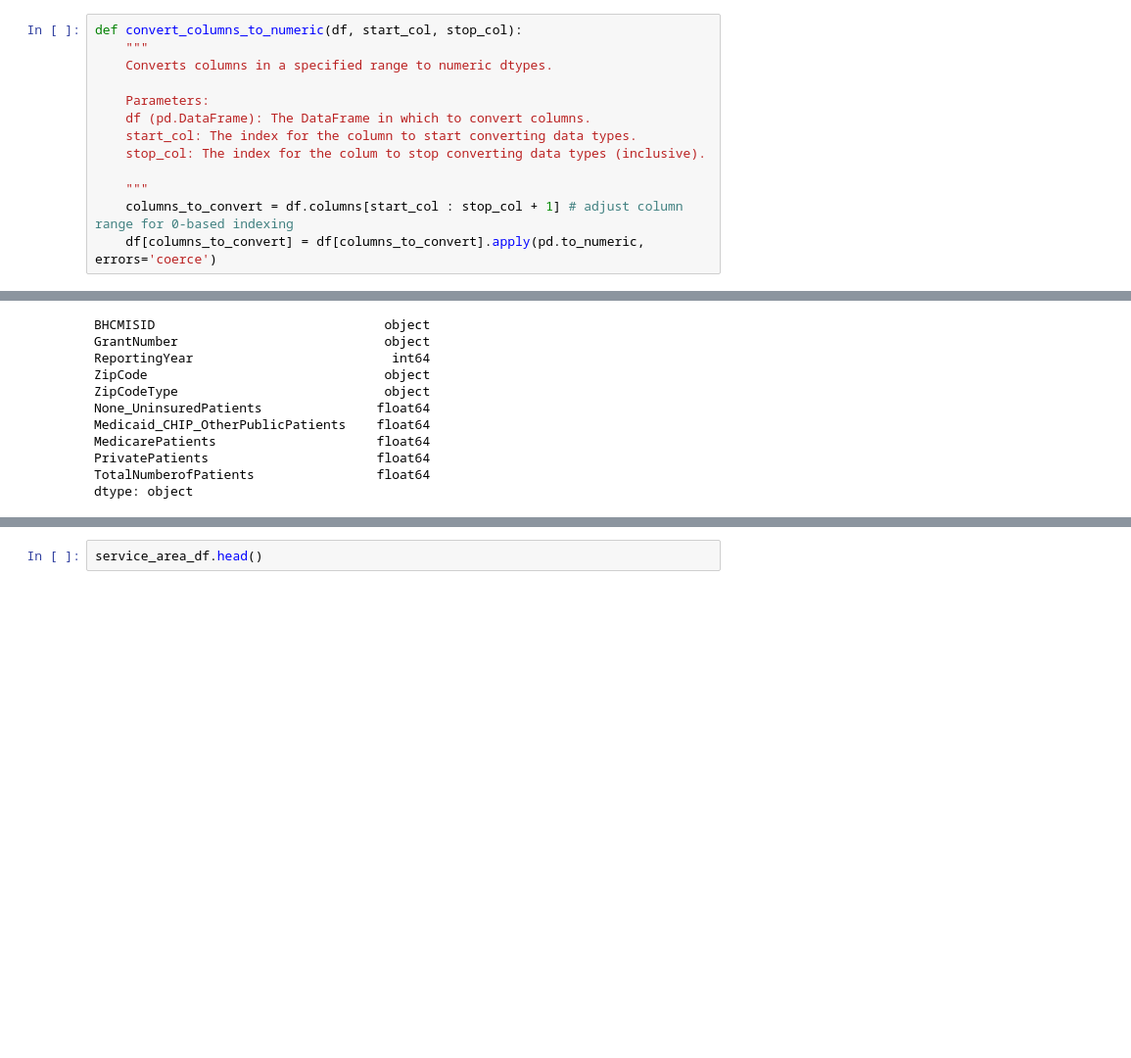
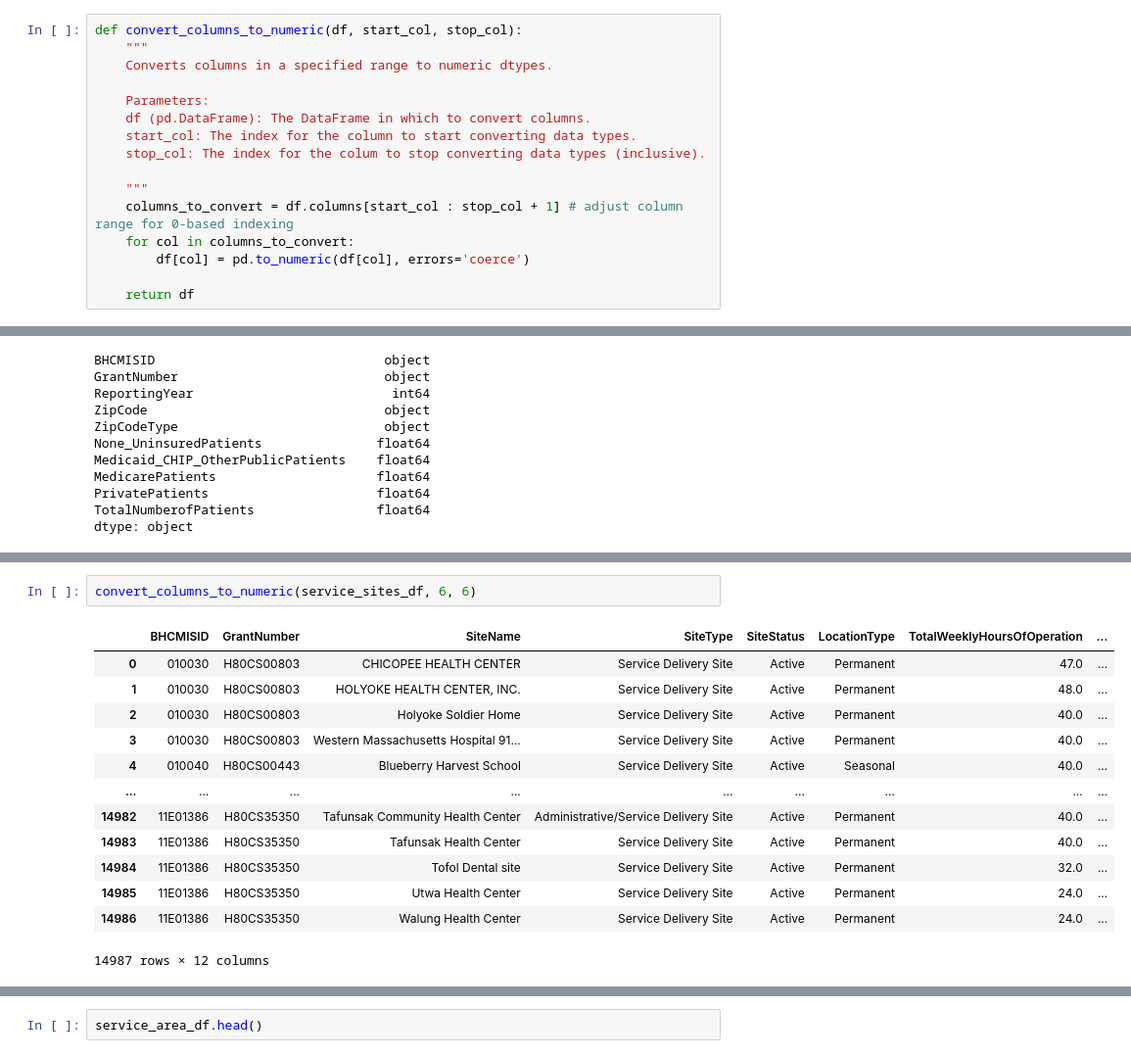
Before and after one commit to dezertdweller/capstone-project-fqhc-model, a Jupyter notebook: importing-data.ipynb, the cells around one changed output, grey strips where cells are left out. Shown at 98% size. Saved outputs shown, nothing was run; the diff lists cells and outputs as text; blank space fills up the shorter version.

Commit message:
Refactored convert_to_num().

```diff
--- a/importing-data.ipynb
+++ b/importing-data.ipynb
@@ -773,6 +789,9 @@ def convert_columns_to_numeric(df, start_col, stop_col):
 
     """
     columns_to_convert = df.columns[start_col : stop_col + 1] # adjust column range for 0-based indexing
-    df[columns_to_convert] = df[columns_to_convert].apply(pd.to_numeric, errors='coerce')
+    for col in columns_to_convert:
+        df[col] = pd.to_numeric(df[col], errors='coerce')
+
+    return df
 # %%
 convert_columns_to_numeric(health_center_combined, 11, 55)
@@ -875,0 +945,16 @@ dtype: object
+# %%
+convert_columns_to_numeric(service_sites_df, 6, 6)
+# %% [output]
+|  | BHCMISID | GrantNumber | SiteName | SiteType | SiteStatus | LocationType | TotalWeeklyHoursOfOperation | ... |
+| 0 | 010030 | H80CS00803 | CHICOPEE HEALTH CENTER | Service Delivery Site | Active | Permanent | 47.0 | ... |
+| 1 | 010030 | H80CS00803 | HOLYOKE HEALTH CENTER, INC. | Service Delivery Site | Active | Permanent | 48.0 | ... |
+| 2 | 010030 | H80CS00803 | Holyoke Soldier Home | Service Delivery Site | Active | Permanent | 40.0 | ... |
+| 3 | 010030 | H80CS00803 | Western Massachusetts Hospital 91... | Service Delivery Site | Active | Permanent | 40.0 | ... |
+| 4 | 010040 | H80CS00443 | Blueberry Harvest School | Service Delivery Site | Active | Seasonal | 40.0 | ... |
+| ... | ... | ... | ... | ... | ... | ... | ... | ... |
+| 14982 | 11E01386 | H80CS35350 | Tafunsak Community Health Center | Administrative/Service Delivery Site | Active | Permanent | 40.0 | ... |
+| 14983 | 11E01386 | H80CS35350 | Tafunsak Health Center | Service Delivery Site | Active | Permanent | 40.0 | ... |
+| 14984 | 11E01386 | H80CS35350 | Tofol Dental site | Service Delivery Site | Active | Permanent | 32.0 | ... |
+| 14985 | 11E01386 | H80CS35350 | Utwa Health Center | Service Delivery Site | Active | Permanent | 24.0 | ... |
+| 14986 | 11E01386 | H80CS35350 | Walung Health Center | Service Delivery Site | Active | Permanent | 24.0 | ... |
+14987 rows × 12 columns
```
Also changed, not shown: parts of 11 cells of this notebook.
